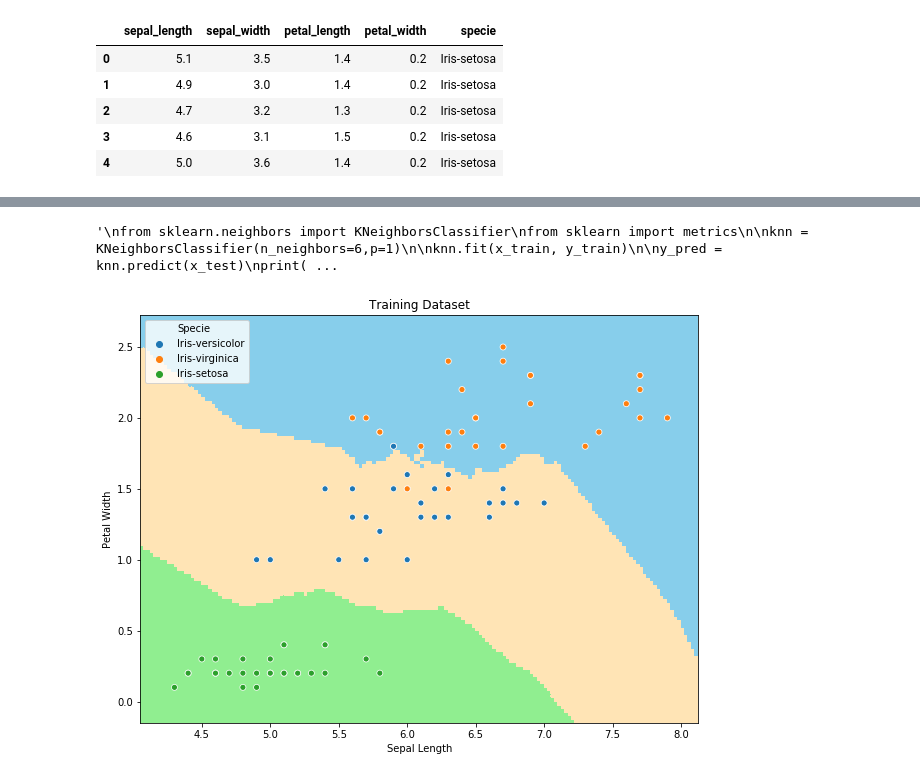
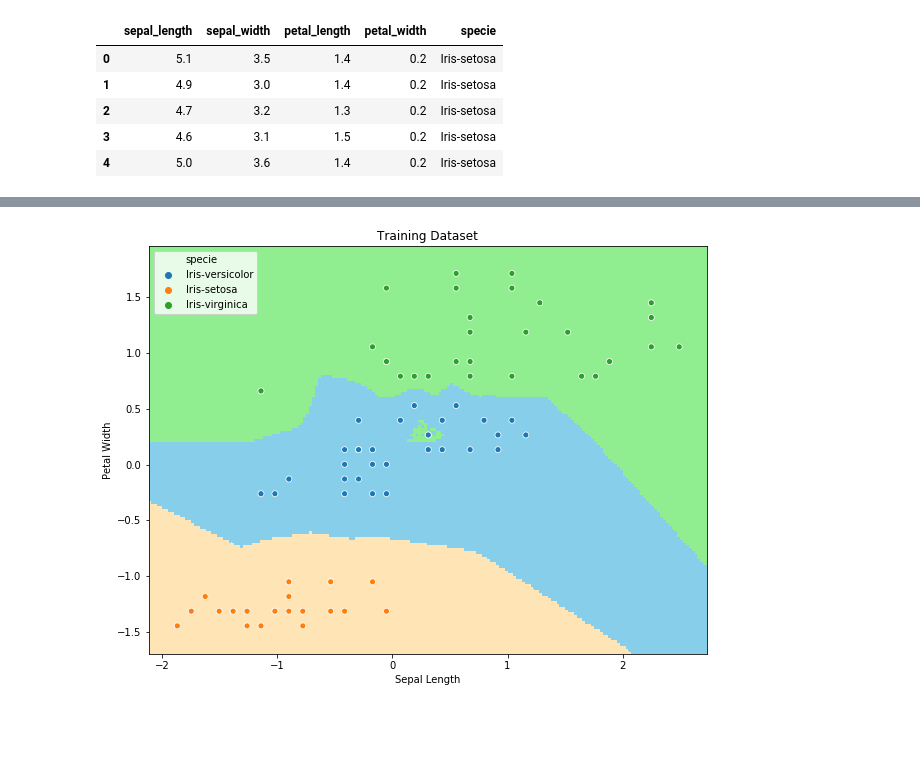
Before and after one commit to Berkays/KNN, a Jupyter notebook: knn.ipynb, the cells around one changed output, grey strips where cells are left out. Drawn from its saved outputs; the diff is of its cells as text; code cells hidden in the pictures; blank space fills up the shorter version.

```diff
--- a/knn.ipynb
+++ b/knn.ipynb
@@ -28,8 +28,8 @@ le = preprocessing.LabelEncoder()
 le.fit(np.unique(Y))
 Y_encoded = le.transform(Y)
 
-#scaler = preprocessing.StandardScaler()
-#X = scaler.fit_transform(X)
+scaler = preprocessing.StandardScaler()
+X = scaler.fit_transform(X)
 
-x_train,x_test,y_train,y_test = train_test_split(X,Y_encoded,test_size=0.4,stratify=Y_encoded)
+x_train,x_test,y_train,y_test = train_test_split(X,Y_encoded,test_size=0.4,stratify=Y_encoded,random_state=89)
 # %%
@@ -130,43 +129,27 @@ plt.show()
-# %%
-"""
-from sklearn.neighbors import KNeighborsClassifier
-from sklearn import metrics
-
-knn = KNeighborsClassifier(n_neighbors=6,p=1)
-
-knn.fit(x_train, y_train)
-
-y_pred = knn.predict(x_test)
-print("Accuracy:",metrics.accuracy_score(y_test, y_pred))
-"""
-# %% [output]
-'\nfrom sklearn.neighbors import KNeighborsClassifier\nfrom sklearn import metrics\n\nknn = KNeighborsClassifier(n_neighbors=6,p=1)\n\nknn.fit(x_train, y_train)\n\ny_pred = knn.predict(x_test)\nprint( ...
 # %%
 x_min = np.min(X[:, 0]) - 0.25
 x_max = np.max(X[:, 0]) + 0.25
 y_min = np.min(X[:, 1]) - 0.25
 y_max = np.max(X[:, 1]) + 0.25
 
 
 step = 0.025
 xx,yy = np.mgrid[x_min:x_max:step,y_min:y_max:step]
 grid_points = np.column_stack((xx.flatten(),yy.flatten()))
 
-y_pred = clf.predict(grid_points,k=3,method='euclid')
+y_pred = clf.predict(grid_points,k=1,method='euclid')
 y_pred = np.array(y_pred)
 
 y_decoded = le.inverse_transform(y_train)
-plot_df = pd.DataFrame(np.column_stack((x_train,y_decoded)),columns=['sepal_length','petal_width','Specie'])
+plot_df = pd.DataFrame(np.column_stack((x_train,y_decoded)),columns=['sepal_length','petal_width','specie'])
 
 plt.figure(figsize=(10,7.5))
-cmap_list = ListedColormap(['lightgreen', 'moccasin', 'skyblue'])
+cmap_list = ListedColormap(['moccasin', 'skyblue', 'lightgreen'])
 plt.pcolormesh(xx, yy, y_pred.reshape(xx.shape), cmap=cmap_list)
-sns.scatterplot(x='sepal_length',y='petal_width',hue='Specie',data=plot_df)
+sns.scatterplot(x='sepal_length',y='petal_width',hue='specie',data=plot_df)
 plt.title("Training Dataset")
 plt.xlabel("Sepal Length")
 plt.ylabel("Petal Width")
 plt.show()
-
-#TODO: Static scatter CMAP
 # %% [output]
-[figure, old version]
+[figure, new version]
```
Also changed, not shown: parts of 4 cells of this notebook, 1 other file.
